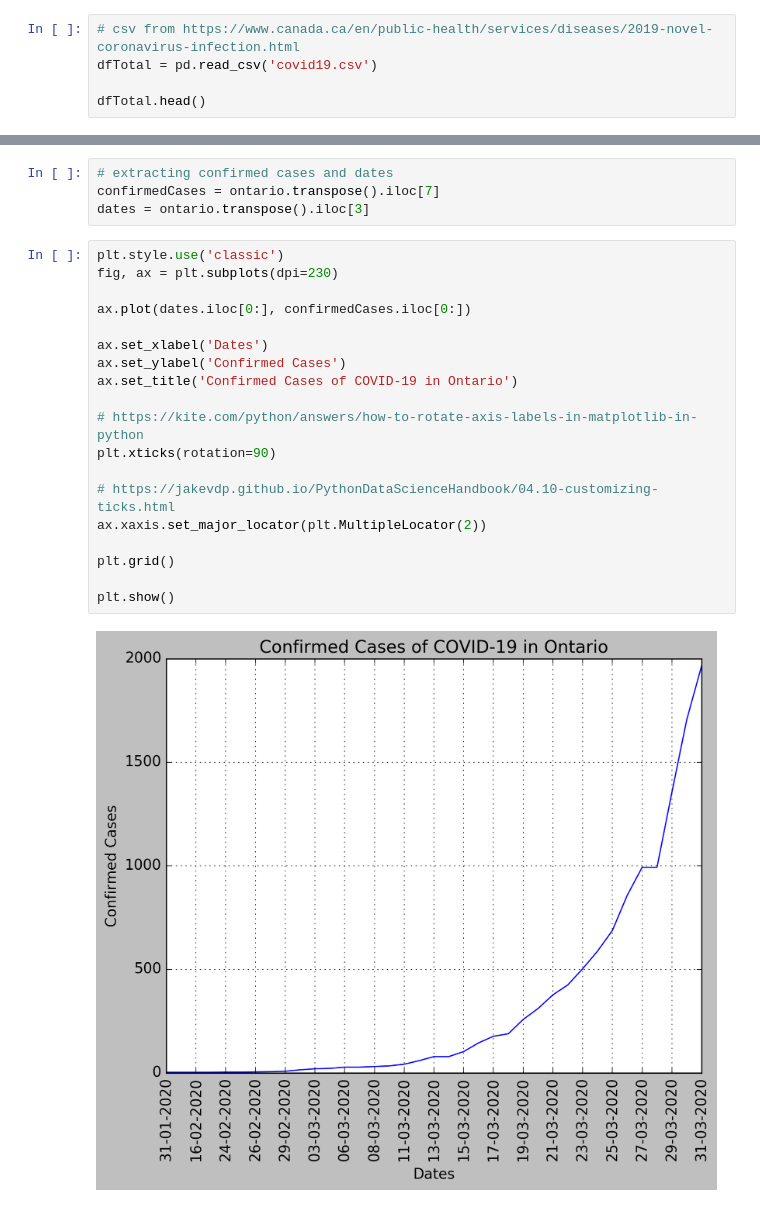
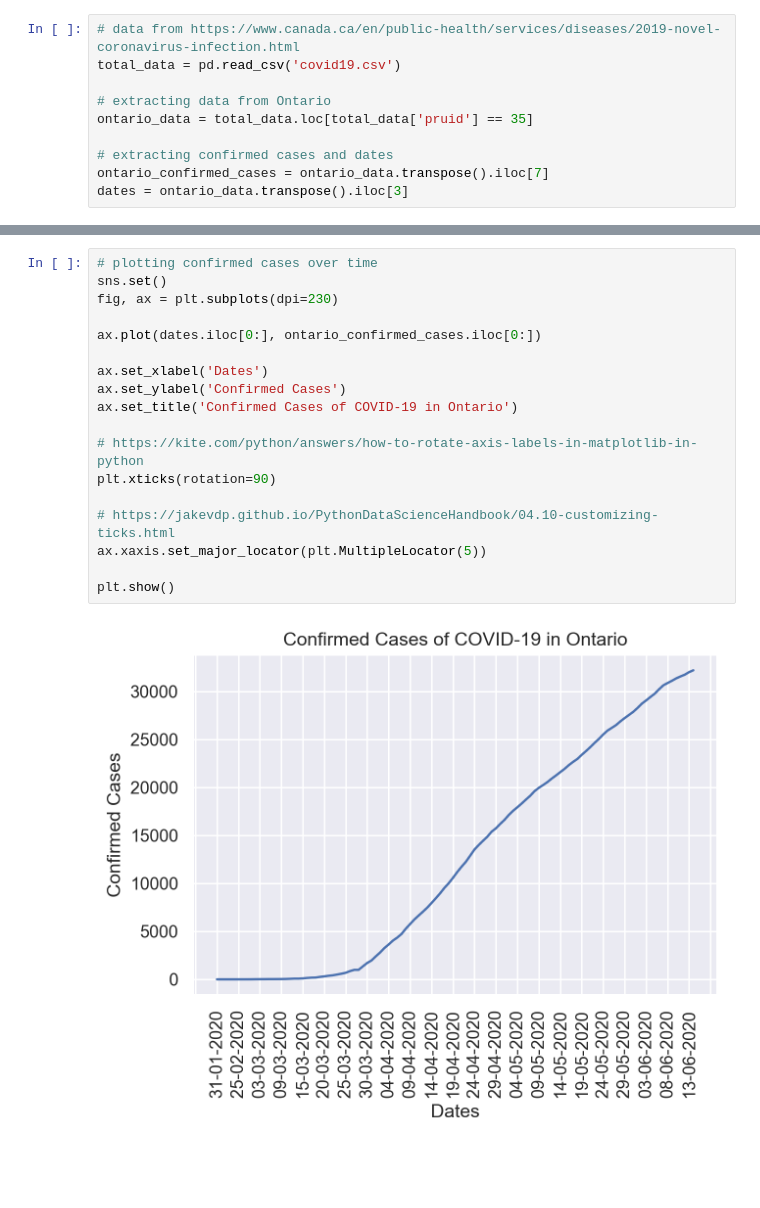
Before and after one commit to MichaszJ/Ontario-COVID-19, a Jupyter notebook: Ontario-COVID-19.ipynb, the cells around one changed output, grey strips where cells are left out. Saved outputs shown, nothing was run; the diff lists cells and outputs as text; blank space fills up the shorter version.

Commit message:
cleaned appearance, added hospital data

```diff
--- a/Ontario-COVID-19.ipynb
+++ b/Ontario-COVID-19.ipynb
@@ -4,5 +5,10 @@ import matplotlib.pyplot as plt
 # %%
-# csv from https://www.canada.ca/en/public-health/services/diseases/2019-novel-coronavirus-infection.html
-dfTotal = pd.read_csv('covid19.csv')
+# data from https://www.canada.ca/en/public-health/services/diseases/2019-novel-coronavirus-infection.html
+total_data = pd.read_csv('covid19.csv')
 
-dfTotal.head()
+# extracting data from Ontario
+ontario_data = total_data.loc[total_data['pruid'] == 35]
+
+# extracting confirmed cases and dates
+ontario_confirmed_cases = ontario_data.transpose().iloc[7]
+dates = ontario_data.transpose().iloc[3]
@@ -27,25 +15,20 @@ ontario.head()
-# %%
-# extracting confirmed cases and dates
-confirmedCases = ontario.transpose().iloc[7]
-dates = ontario.transpose().iloc[3]
 # %%
-plt.style.use('classic')
+# plotting confirmed cases over time
+sns.set()
 fig, ax = plt.subplots(dpi=230)
 
-ax.plot(dates.iloc[0:], confirmedCases.iloc[0:])
+ax.plot(dates.iloc[0:], ontario_confirmed_cases.iloc[0:])
 
 ax.set_xlabel('Dates')
 ax.set_ylabel('Confirmed Cases')
 ax.set_title('Confirmed Cases of COVID-19 in Ontario')
 
 # https://kite.com/python/answers/how-to-rotate-axis-labels-in-matplotlib-in-python
 plt.xticks(rotation=90)
 
 # https://jakevdp.github.io/PythonDataScienceHandbook/04.10-customizing-ticks.html
-ax.xaxis.set_major_locator(plt.MultipleLocator(2))
-
-plt.grid()
+ax.xaxis.set_major_locator(plt.MultipleLocator(5))
 
 plt.show()
 # %% [output]
-[figure, old version]
+[figure, new version]
```
Also changed, not shown: parts of 8 cells of this notebook.
